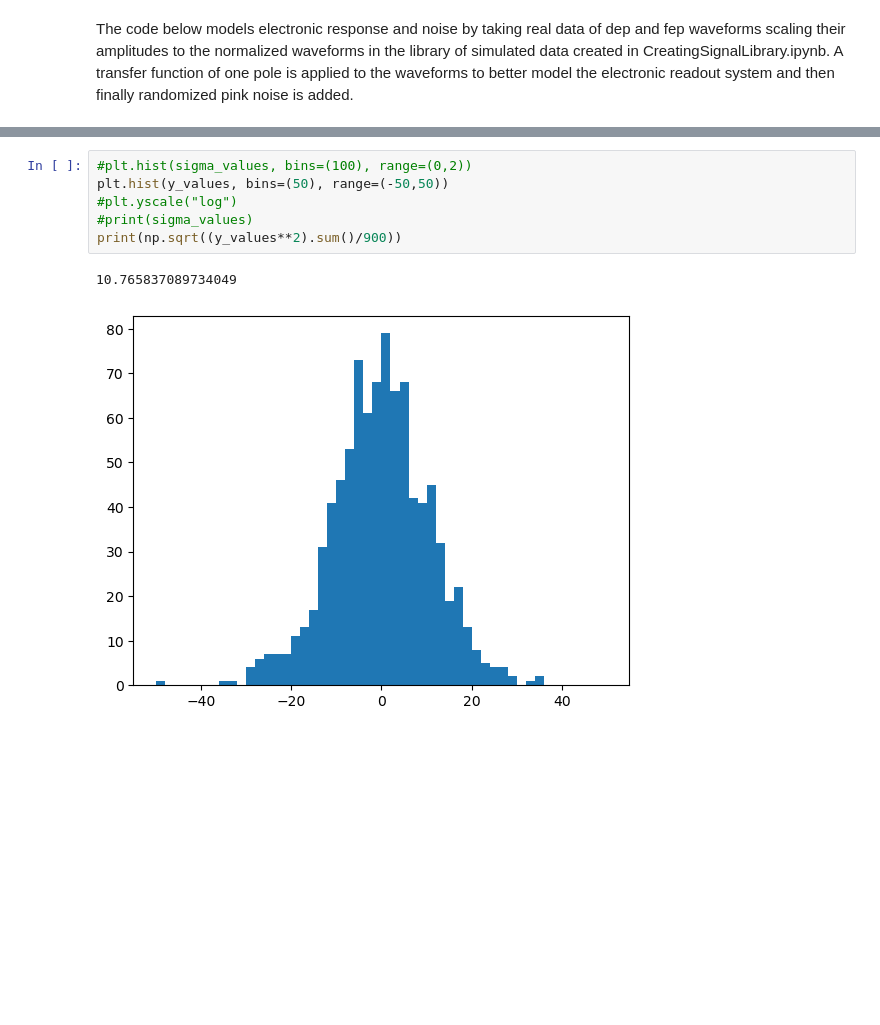
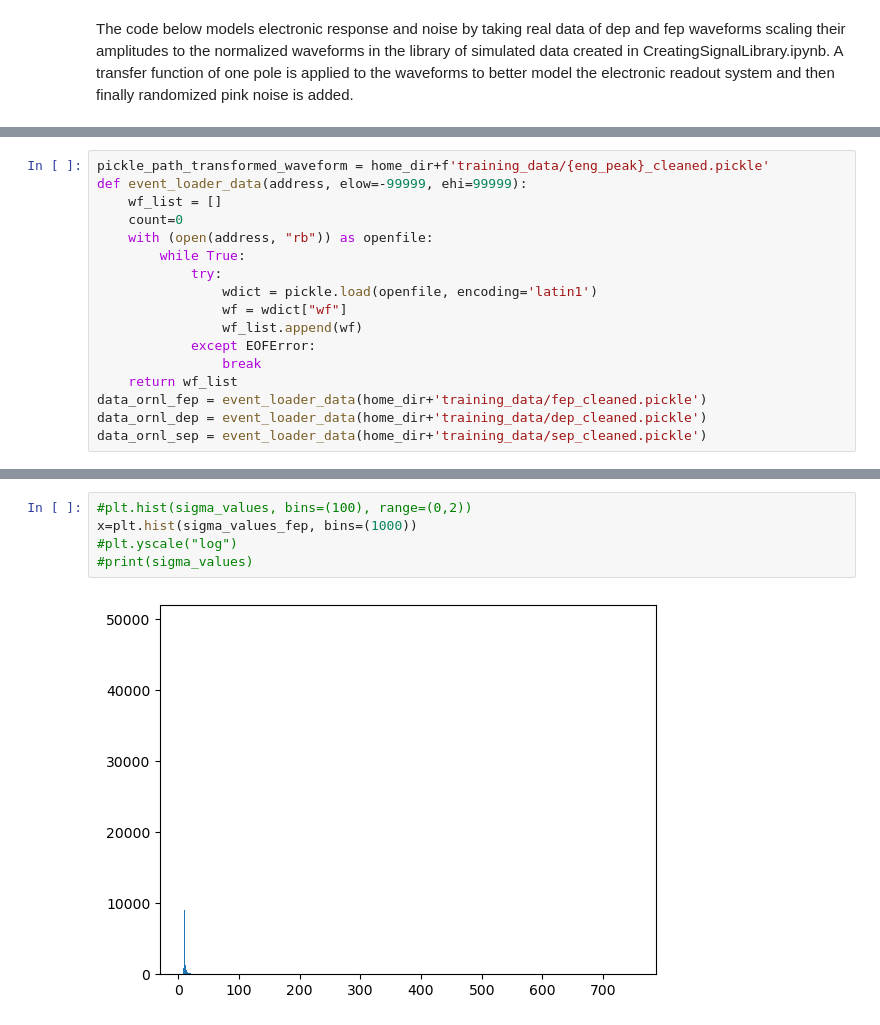
Before and after one commit to aobol/CPU-Net, a Jupyter notebook: data_emulation/SimulatingElectronicResponse.ipynb, the cells around one changed output, grey strips where cells are left out. Saved outputs shown, nothing was run; the diff lists cells and outputs as text; blank space fills up the shorter version.

```diff
--- a/data_emulation/SimulatingElectronicResponse.ipynb
+++ b/data_emulation/SimulatingElectronicResponse.ipynb
@@ -56,0 +15,17 @@ Average sigma: 12.784444999674637
+# %%
+pickle_path_transformed_waveform = home_dir+f'training_data/{eng_peak}_cleaned.pickle'
+def event_loader_data(address, elow=-99999, ehi=99999):
+    wf_list = []
+    count=0
+    with (open(address, "rb")) as openfile:
+        while True:
+            try:
+                wdict = pickle.load(openfile, encoding='latin1')
+                wf = wdict["wf"]
+                wf_list.append(wf)
+            except EOFError:
+                break
+    return wf_list
+data_ornl_fep = event_loader_data(home_dir+'training_data/fep_cleaned.pickle')
+data_ornl_dep = event_loader_data(home_dir+'training_data/dep_cleaned.pickle')
+data_ornl_sep = event_loader_data(home_dir+'training_data/sep_cleaned.pickle')
@@ -57,9 +266,7 @@ Average sigma: 12.784444999674637
 # %%
 #plt.hist(sigma_values, bins=(100), range=(0,2))
-plt.hist(y_values, bins=(50), range=(-50,50))
+x=plt.hist(sigma_values_fep, bins=(1000))
 #plt.yscale("log")
 #print(sigma_values)
-print(np.sqrt((y_values**2).sum()/900))
 # %% [output]
-10.765837089734049
-[figure, old version]
+[figure, new version]
```
Also changed, not shown: parts of 25 cells of this notebook, 7 other files.
